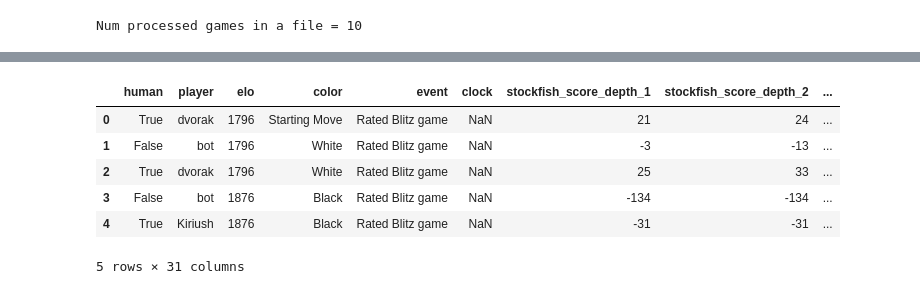
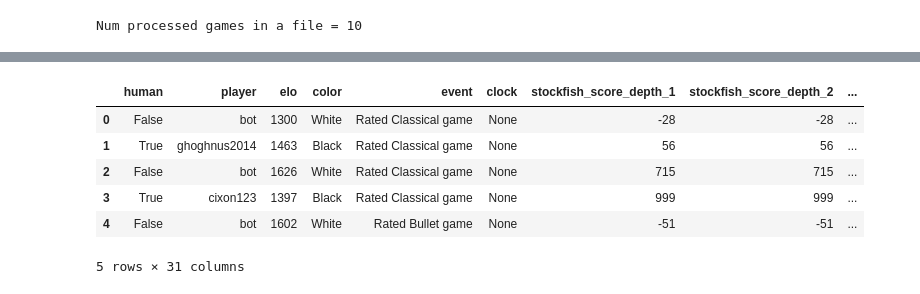
Before and after one commit to MatTheTab/PikeBot, a Jupyter notebook: Data_reading_tutorial.ipynb, the cells around one changed output, grey strips where cells are left out. Cells and saved outputs as stored; diff of their text form; code cells hidden in the pictures.

Commit message:
Update data reading tutorial

```diff
--- a/Data_reading_tutorial.ipynb
+++ b/Data_reading_tutorial.ipynb
@@ -39,10 +15,14 @@ dataframes_val[0].head()
-# %%
-dataframes_test[0].head()
-# %% [output]
-|  | human | player | elo | color | event | clock | stockfish_score_depth_1 | stockfish_score_depth_2 | ... |
-| 0 | True | dvorak | 1796 | Starting Move | Rated Blitz game | NaN | 21 | 24 | ... |
-| 1 | False | bot | 1796 | White | Rated Blitz game | NaN | -3 | -13 | ... |
-| 2 | True | dvorak | 1796 | White | Rated Blitz game | NaN | 25 | 33 | ... |
-| 3 | False | bot | 1876 | Black | Rated Blitz game | NaN | -134 | -134 | ... |
-| 4 | True | Kiriush | 1876 | Black | Rated Blitz game | NaN | -31 | -31 | ... |
-5 rows × 31 columns
+# %%
+df_train = read(data_file = "D:\\PikeBot\\Small_Preprocessed_Data\\Train\\game_batch_0.npy.gz", column_names_file = "D:\\PikeBot\\Small_Preprocessed_Data\\Train\\column_names.txt")
+df_val = read(data_file = "D:\\PikeBot\\Small_Preprocessed_Data\\Val\\game_batch_0.npy.gz", column_names_file = "D:\\PikeBot\\Small_Preprocessed_Data\\Val\\column_names.txt")
+df_test = read(data_file = "D:\\PikeBot\\Small_Preprocessed_Data\\Test\\game_batch_0.npy.gz", column_names_file = "D:\\PikeBot\\Small_Preprocessed_Data\\Test\\column_names.txt")
+# %%
+df_train.head()
+# %% [output]
+|  | human | player | elo | color | event | clock | stockfish_score_depth_1 | stockfish_score_depth_2 | ... |
+| 0 | False | bot | 1300 | White | Rated Classical game | None | -28 | -28 | ... |
+| 1 | True | ghoghnus2014 | 1463 | Black | Rated Classical game | None | 56 | 56 | ... |
+| 2 | False | bot | 1626 | White | Rated Classical game | None | 715 | 715 | ... |
+| 3 | True | cixon123 | 1397 | Black | Rated Classical game | None | 999 | 999 | ... |
+| 4 | False | bot | 1602 | White | Rated Bullet game | None | -51 | -51 | ... |
+5 rows × 31 columns
```
Also changed, not shown: parts of 14 cells of this notebook.
